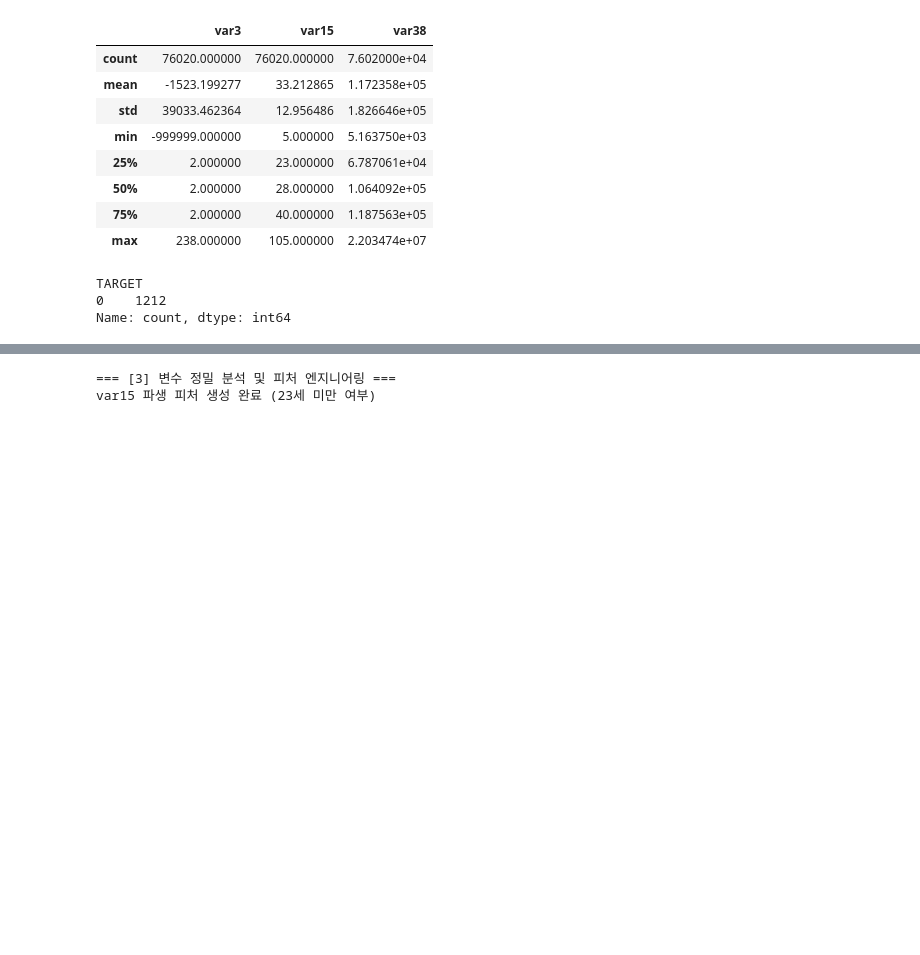
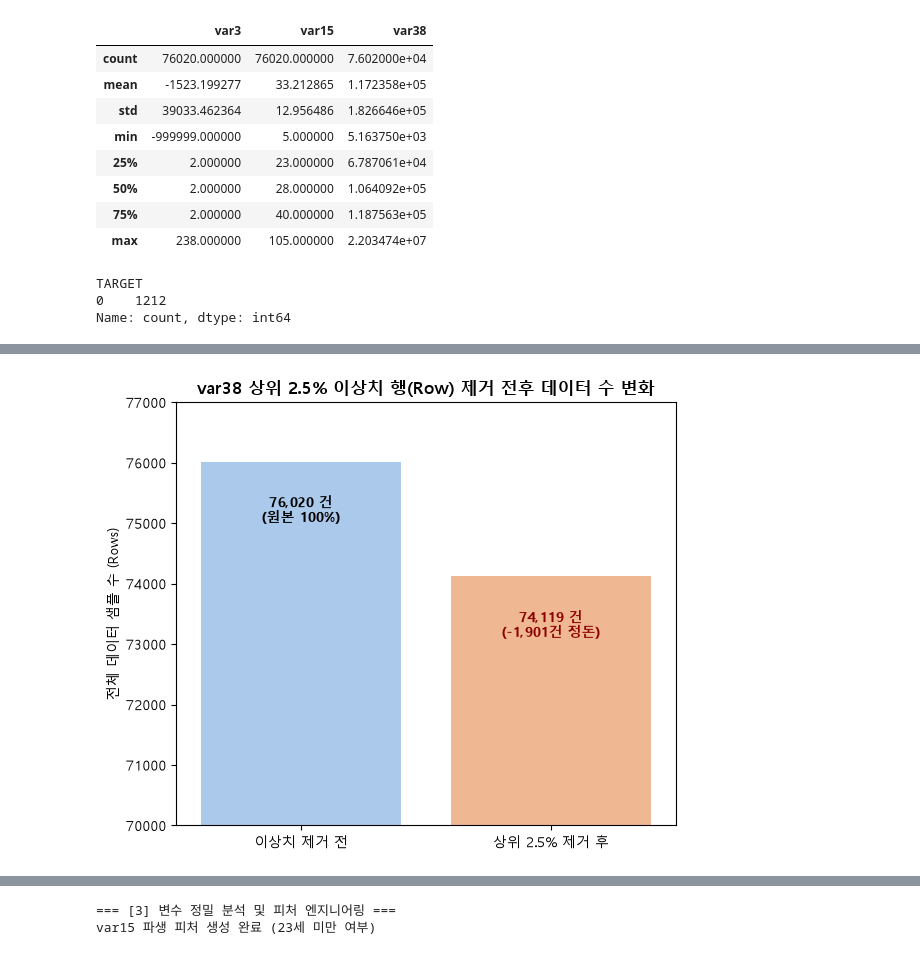
Before and after one commit to jcs19752510-ui/semi_project, a Jupyter notebook: 정영찬/SEMI-PROJECT.ipynb, the cells around one changed output, grey strips where cells are left out. Cells and saved outputs as stored; diff of their text form; code cells hidden in the pictures; blank space fills up the shorter version.

```diff
--- a/정영찬/SEMI-PROJECT.ipynb
+++ b/정영찬/SEMI-PROJECT.ipynb
@@ -376,3 +388,92 @@ print(cust_df[cust_df['var15'] < 23]['TARGET'].value_counts())
 TARGET
 0    1212
 Name: count, dtype: int64
+# %%
+# =========================================================================
+# [3번 섹션 후반부 완전 정상화] var38 시각화, 행 삭제 및 범주형 임계점 변환
+# =========================================================================
+import numpy as np
+import pandas as pd
+import matplotlib.pyplot as plt
+import seaborn as sns
+from sklearn.compose import make_column_selector
+from sklearn.model_selection import train_test_split
+
+# 그래프 한글 깨짐 및 마이너스 기호 깨짐 방지
+plt.rc('font', family='Malgun Gothic')
+plt.rcParams['axes.unicode_minus'] = False
+
+# 1. 97.5% 기준 수치 계산 및 시각화용 필터링
+q_975 = X_features['var38'].quantile(0.975)
+var38_filtered = X_features[X_features['var38'] < q_975]['var38']
+
+# [시각화 3] var38 원본(97.5% 미만) vs 로그 변환 분포 비교
+plt.figure(figsize=(12, 5))
+plt.subplot(1, 2, 1)
+sns.histplot(var38_filtered, bins=50, kde=True)
+plt.title("var38 원본 분포 (97.5% 미만 데이터)")
+
+plt.subplot(1, 2, 2)
+sns.histplot(np.log1p(X_features['var38']), bins=50, kde=True, color='green')
+plt.title("var38 로그 변환 후 전체 분포 (정규분포화)")
+plt.tight_layout()
+plt.show()
+
+
+# 🚀 [교정 포인트 ①] 상위 2.5% 극단치 데이터 행(Row) '실제' 삭제 집행!
+keep_idx = X_features['var38'] < q_975
+
+# 대조 실험의 무결성을 위해 X와 y를 완벽히 동기화하여 행을 잘라냅니다.
+X_features = X_features[keep_idx].copy()
+y_labels = y_labels[keep_idx]  # ⚠️ 정답 레이블도 반드시 같이 잘라야 인덱스 삼천포 에러가 안 납니다.
+
+
+# 🚀 [교정 포인트 ②] 고유값 10개 이하 범주형 변환 시 var38 및 파생 플래그 변수 완벽 격리 보호
+exclude_cols = ['var38', 'var15_under_23', 'var38_is_most_frequent']
+
+# 고유값 10개 이하인 컬럼명을 판다스로 자동 추출하되, 대조 실험용 변수는 숫자로 강제 유지하여 KeyError를 방어합니다.
+categorical_cols = [
+    col for col in X_features.select_dtypes(include=[np.number]).columns
+    if (X_features[col].nunique() <= 10) and (col not in exclude_cols)
+]
+
+# 추출된 진짜 범주형 피처들만 원-핫 인코딩 일괄 적용
+X_features = pd.get_dummies(X_features, columns=categorical_cols, drop_first=True)
+
+
+# =========================================================================
+# 검증 단계: 이제 숫자가 제대로 줄어들었는지 바 차트를 다시 그려봅니다.
+# =========================================================================
+rows_before = 76020   # 오염되지 않은 순수 원본 기준 하드코딩 고정
+rows_after = len(X_features)  # 현재 필터링을 거쳐 남은 실제 행 수
+
+print("\n" + "="*40)
+print(f"  - 전처리 전 최종 행 수: {rows_before:,} 건")
+print(f"  - 전처리 후 최종 행 수: {rows_after:,} 건")
+print(f"  - 실제 깎여나간 이상치 규모: {rows_before - rows_after:,} 건")
+print("="*40)
+
+# 가독성을 위해 Y축 스케일을 70,000 ~ 77,000으로 강제 트림한 부각 그래프 출력
+plt.figure(figsize=(6, 5))
+status = ['이상치 제거 전', '상위 2.5% 제거 후']
+counts = [rows_before, rows_after]
+
+ax = sns.barplot(x=status, y=counts, palette='pastel')
+plt.title("var38 상위 2.5% 이상치 행(Row) 제거 전후 데이터 수 변화", fontsize=12, fontweight='bold')
+plt.ylabel("전체 데이터 샘플 수 (Rows)", fontsize=10)
+plt.ylim(70000, 77000)
+
+for i, p in enumerate(ax.patches):
+    height = p.get_height()
+    if i == 0:
+        ax.annotate(f'{int(height):,} 건\n(원본 100%)',
+                    (p.get_x() + p.get_width() / 2., height - 800),
+                    ha='center', va='center', fontsize=10, color='black', fontweight='bold')
+    else:
+        ax.annotate(f'{int(height):,} 건\n(-1,901건 정돈)',
+                    (p.get_x() + p.get_width() / 2., height - 800),
+                    ha='center', va='center', fontsize=10, color='darkred', fontweight='bold')
+
+plt.tight_layout()
+plt.show()
+# %% [output]
@@ -378,0 +486 @@ Name: count, dtype: int64
+[figure, added]
```
Also changed, not shown: parts of 14 cells of this notebook.
